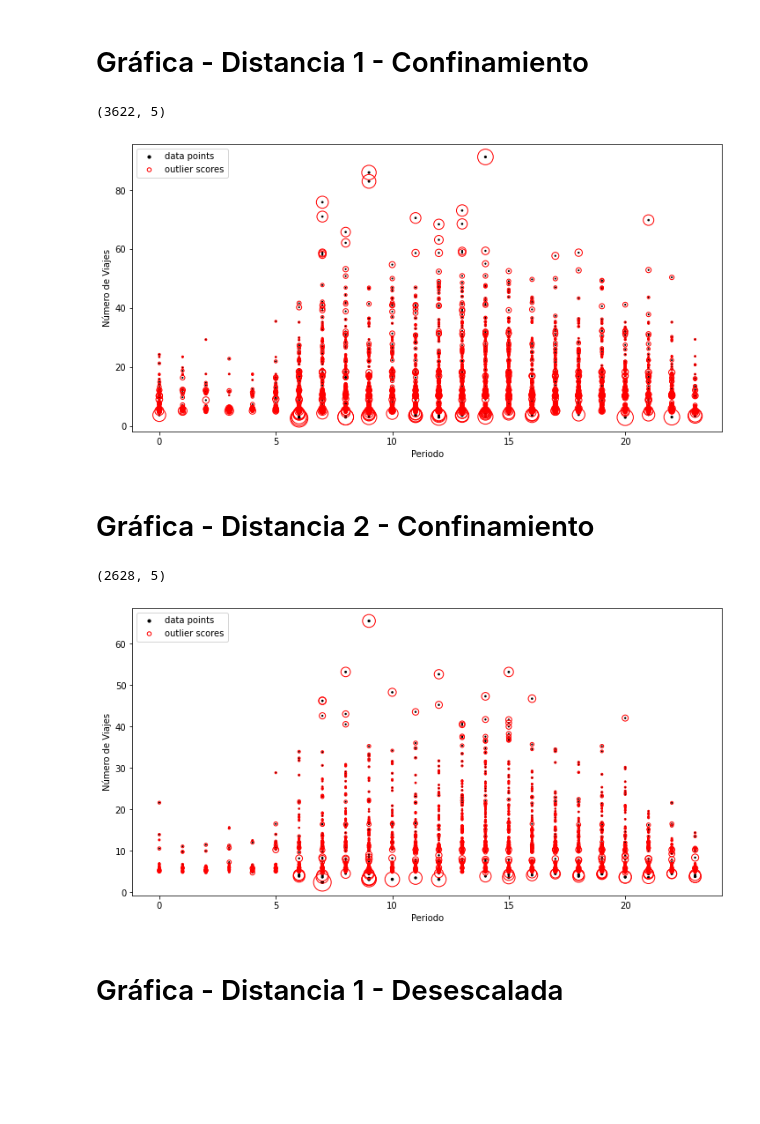
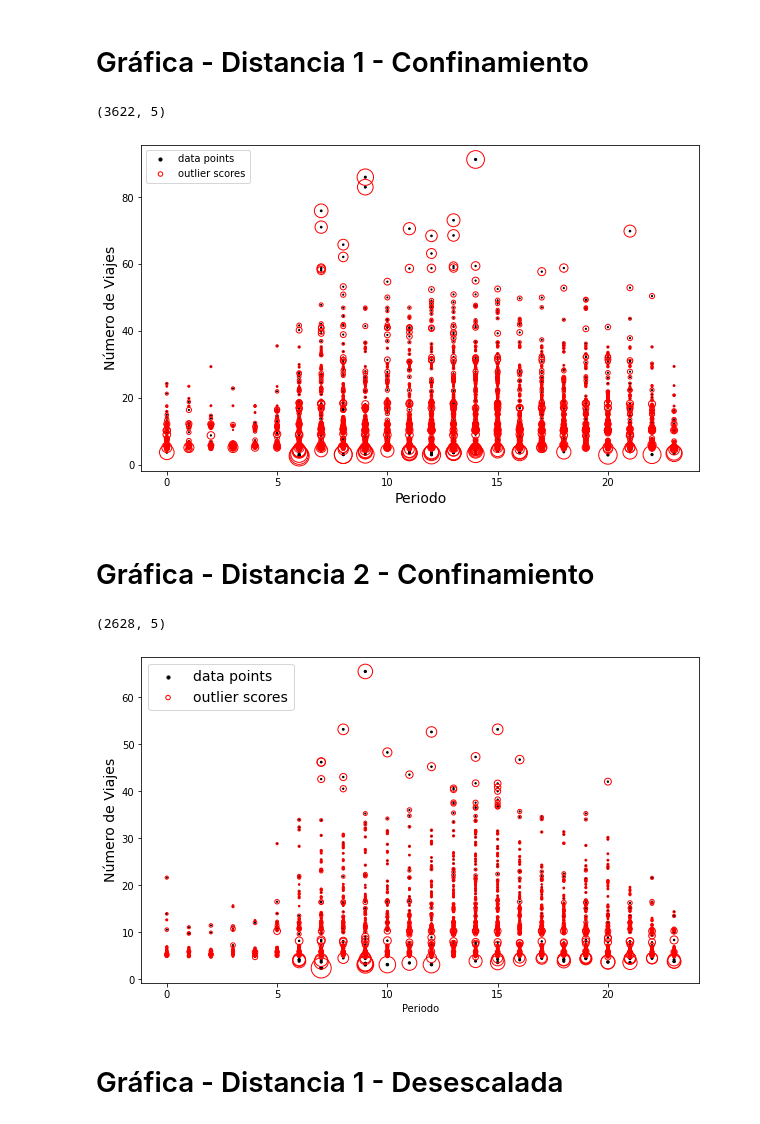
Before and after one commit to Jhonvalencia77/11avo_avance, a Jupyter notebook: Valores_atipicos_2.ipynb, the cells around one changed output. Drawn from its saved outputs; the diff is of its cells as text; code cells hidden in the pictures; blank space fills up the shorter version.

```diff
--- a/Valores_atipicos_2.ipynb
+++ b/Valores_atipicos_2.ipynb
@@ -240,34 +240,34 @@ plt.show()
 # %%
 # Calculo normalizado
 print(df_Conf_dist1.shape)
 clf = LocalOutlierFactor(n_neighbors=80)
 
 mean_viajes = df_Conf_dist1['viajes'].mean()
 std_viajes = df_Conf_dist1['viajes'].std()
 df_Conf_dist1['viajes_normalizado'] = (df_Conf_dist1['viajes'] - mean_viajes) / std_viajes
 normalized_df = df_Conf_dist1[['viajes_normalizado']]
 # normalized_df = (df_ref_dist1-df_ref_dist1.mean())/df_ref_dist1.std() # Se hace resta del valor y la media de la columna para después dividir por la desviación estandar
 
 clf.fit_predict(normalized_df)    #Calculamos la distancia entre los puntos
 results = clf.negative_outlier_factor_ #Cuanto menor sea el negative_outlier_factor_, más probable es que el punto sea un valor atípico
 df_Conf_dist1['LOF'] = results.tolist()  #Agregamos columna lof
 
 df_Conf_dist1.query('LOF < -1.5') # No hace nada porque no lo guardamos en una variable
 
 
-plt.figure(figsize=(12, 6))
+plt.figure(figsize=(10, 6))
 plt.scatter(df_Conf_dist1.index,df_Conf_dist1['viajes'], c='black', s=df_Conf_dist1.LOF * -1, label='data points')
 radius = (results.max() - results) / (results.max() - results.min())
 plt.scatter(df_Conf_dist1.index,df_Conf_dist1['viajes'], s=400 * radius, edgecolors ='r', facecolors='none', label='outlier scores')
-plt.xlabel('Periodo')
-plt.ylabel('Número de Viajes')
+plt.xlabel('Periodo', fontsize=14)
+plt.ylabel('Número de Viajes', fontsize=14)
 legend = plt.legend(loc='upper left')
 legend.legendHandles[0]._sizes = [10]
 legend.legendHandles[1]._sizes = [20]
 plt.show()
 # %% [output]
 (3622, 5)
-[figure, old version]
+[figure, new version]
 # %% [markdown]
 # Gráfica - Distancia 2 - Confinamiento
 # %%
@@ -288,19 +288,19 @@ df_Conf_dist2['LOF'] = results.tolist()  #Agregamos columna lof
 df_Conf_dist2.query('LOF < -1.5') # No hace nada porque no lo guardamos en una variable
 
 
-plt.figure(figsize=(12, 6))
+plt.figure(figsize=(10, 6))
 plt.scatter(df_Conf_dist2.index,df_Conf_dist2['viajes'], c='black', s=df_Conf_dist2.LOF * -1, label='data points')
 radius = (results.max() - results) / (results.max() - results.min())
 plt.scatter(df_Conf_dist2.index,df_Conf_dist2['viajes'], s=400 * radius, edgecolors ='r', facecolors='none', label='outlier scores')
 plt.xlabel('Periodo')
-plt.ylabel('Número de Viajes')
-legend = plt.legend(loc='upper left')
+plt.ylabel('Número de Viajes', fontsize=14)
+legend = plt.legend(loc='upper left', fontsize=14)
 legend.legendHandles[0]._sizes = [10]
 legend.legendHandles[1]._sizes = [20]
 plt.show()
 # %% [output]
 (2628, 5)
-[figure, old version]
+[figure, new version]
 # %% [markdown]
 # Gráfica - Distancia 1 - Desescalada
 # %%
```
Also changed, not shown: parts of 7 cells of this notebook, 1 other file.
